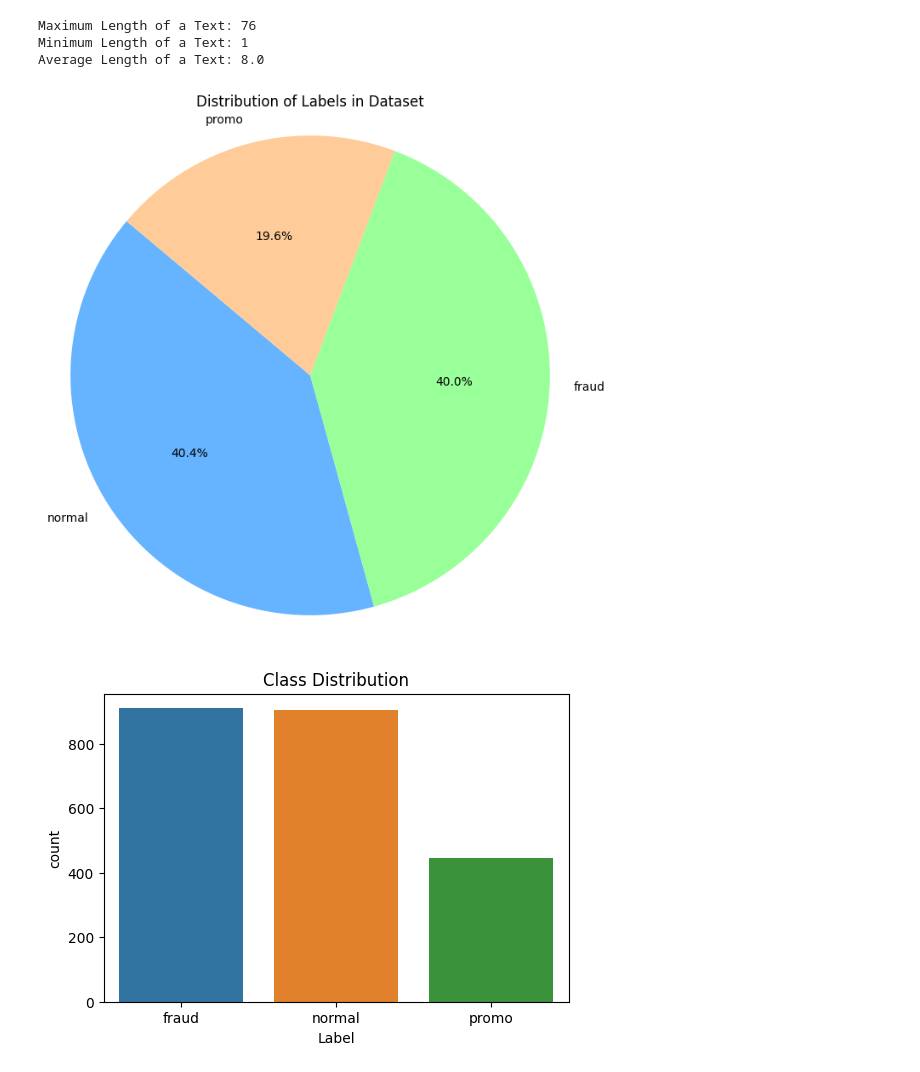
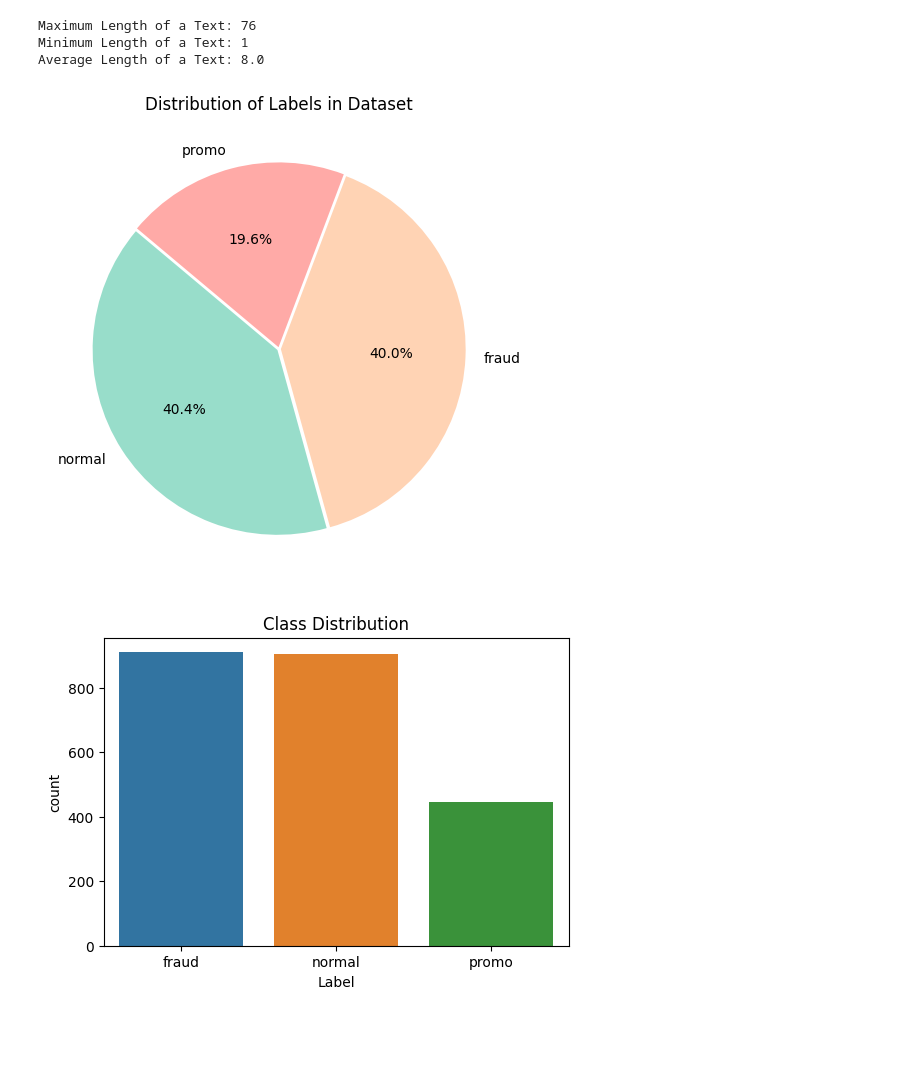
Before and after one commit to S4DIB/bengali-sms-fraud-detection-using-supervised-learning, a Jupyter notebook: Bengali Sms Fraud Detection.ipynb, the cells around one changed output. Drawn from its saved outputs; the diff is of its cells as text; code cells hidden in the pictures; blank space fills up the shorter version.

```diff
--- a/Bengali Sms Fraud Detection.ipynb
+++ b/Bengali Sms Fraud Detection.ipynb
@@ -199,13 +199,25 @@ Minimum Length of a Text: 1
 Average Length of a Text: 8.0
 # %%
 label_counts = data['Label'].value_counts()
-plt.figure(figsize=(8, 8))
-plt.pie(label_counts, labels=label_counts.index, autopct='%1.1f%%', startangle=140, colors=['#66b3ff','#99ff99','#ffcc99'])
+
+explode = [0.01] * len(label_counts)
+
+colors = ['#98DDCA', '#FFD3B4', '#FFAAA7']
+
+plt.figure(figsize=(6, 6))
+plt.pie(
+    label_counts,
+    labels=label_counts.index,
+    autopct='%1.1f%%',
+    startangle=140,
+    colors=colors,
+    explode=explode
+)
 plt.title('Distribution of Labels in Dataset')
-plt.axis('equal')
+plt.gca().set_aspect('equal')
 plt.show()
 # %% [output]
-[figure, old version]
+[figure, new version]
 # %%
 plt.figure(figsize=(6,4))
 sns.countplot(data=dataset, x='Label')
```
Also changed, not shown: parts of 1 cell of this notebook.
